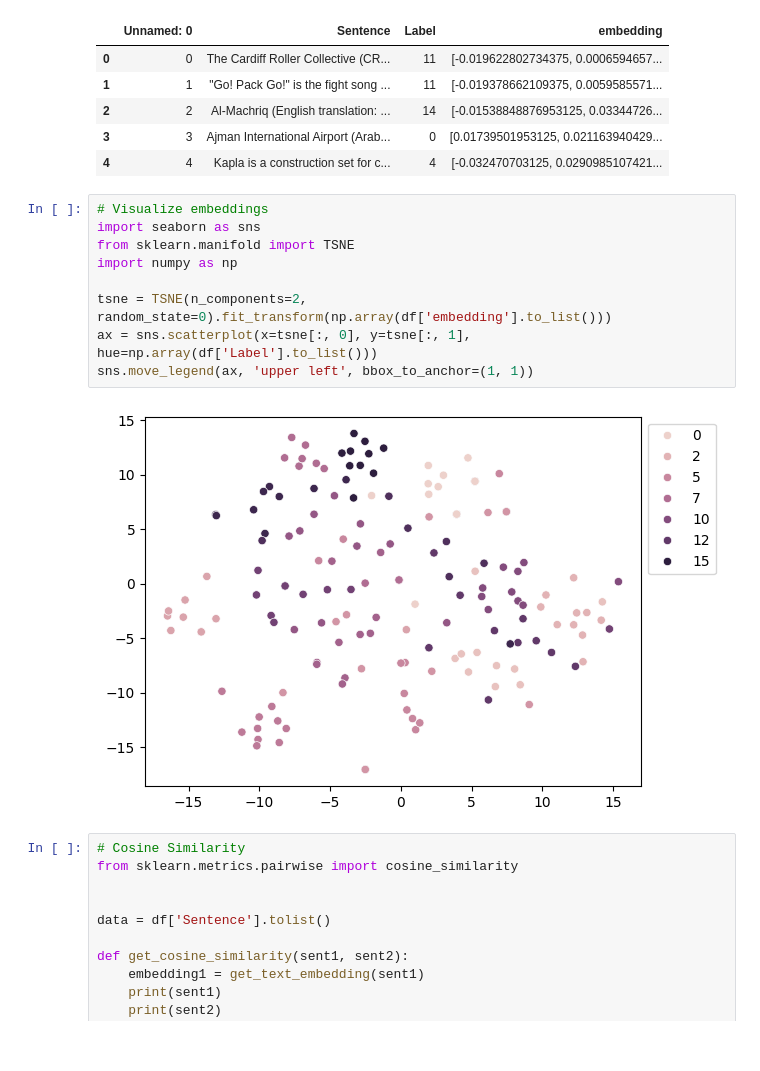
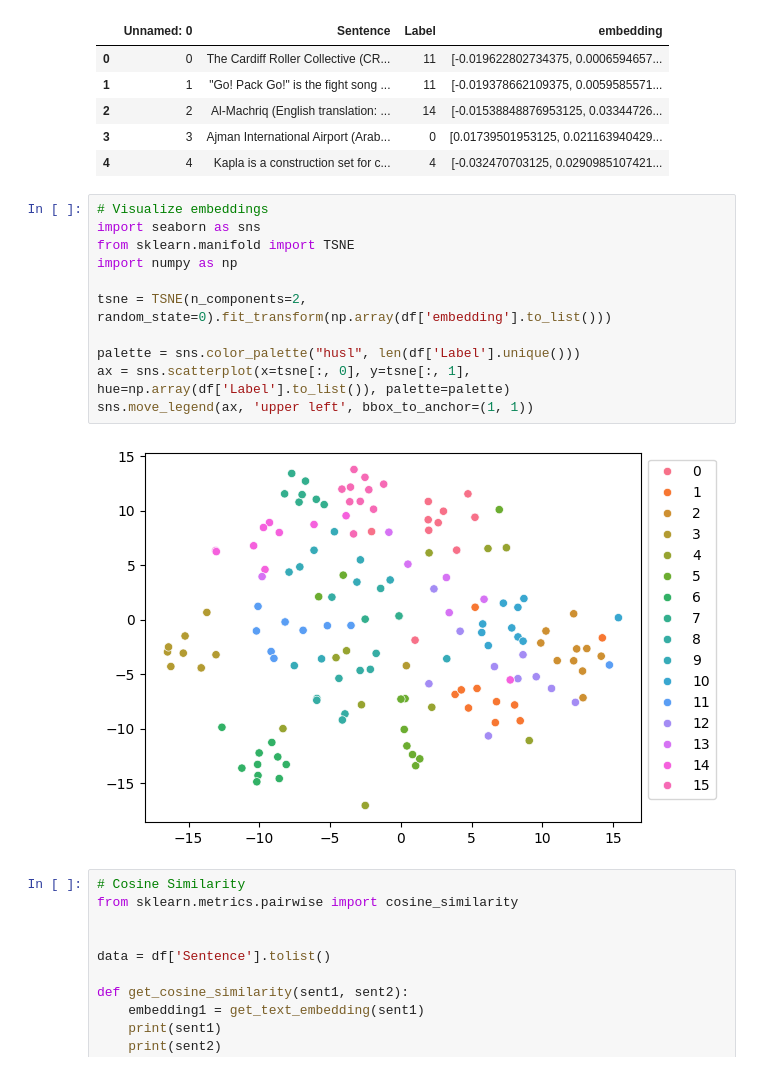
Before and after one commit to Hawawou/NLP, a Jupyter notebook: mistral.ipynb, the cells around one changed output. Saved outputs shown, nothing was run; the diff lists cells and outputs as text.

```diff
--- a/mistral.ipynb
+++ b/mistral.ipynb
@@ -47,14 +47,16 @@ print(get_text_embedding(data[0]))
 # %%
 # Visualize embeddings
 import seaborn as sns
 from sklearn.manifold import TSNE
 import numpy as np
 
 tsne = TSNE(n_components=2, random_state=0).fit_transform(np.array(df['embedding'].to_list()))
-ax = sns.scatterplot(x=tsne[:, 0], y=tsne[:, 1], hue=np.array(df['Label'].to_list()))
+
+palette = sns.color_palette("husl", len(df['Label'].unique()))
+ax = sns.scatterplot(x=tsne[:, 0], y=tsne[:, 1], hue=np.array(df['Label'].to_list()), palette=palette)
 sns.move_legend(ax, 'upper left', bbox_to_anchor=(1, 1))
 # %% [output]
-[figure, old version]
+[figure, new version]
 # %%
 # Cosine Similarity
 from sklearn.metrics.pairwise import cosine_similarity
```
